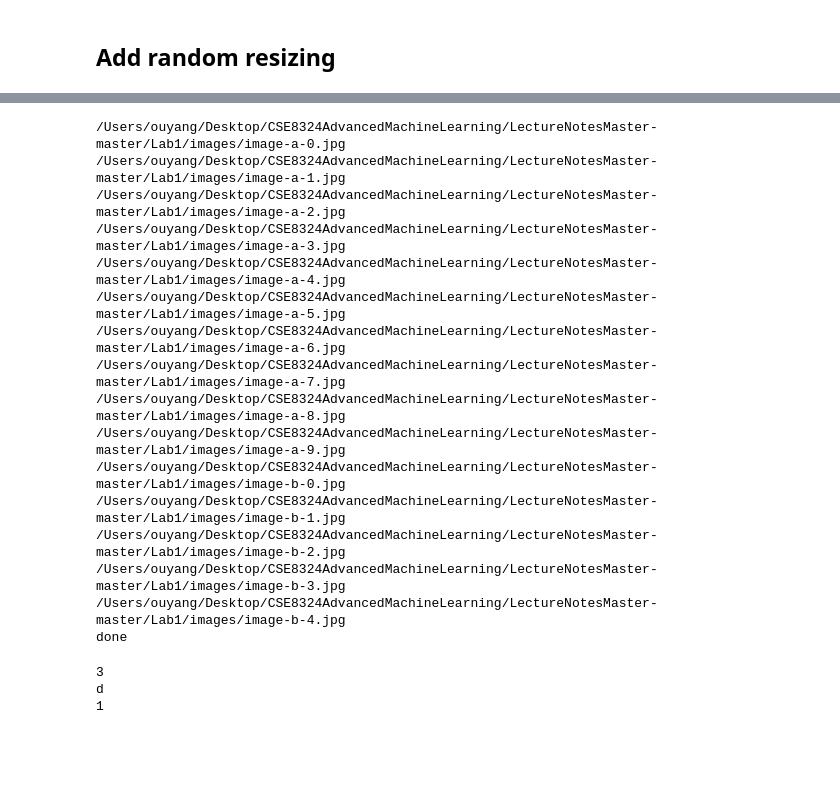
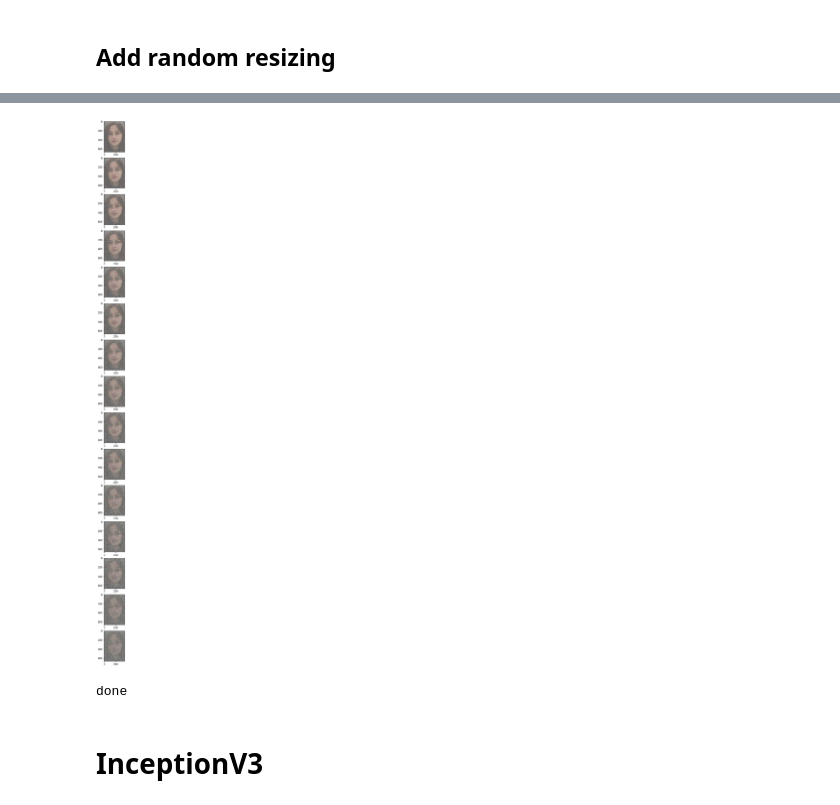
Before and after one commit to ouyangzhenxuan/MachineLearning-CNNs, a Jupyter notebook: demo2-lab1.ipynb, the cells around one changed output, grey strips where cells are left out. Cells and saved outputs as stored; diff of their text form; code cells hidden in the pictures; blank space fills up the shorter version.

Commit message:
2 models

```diff
--- a/demo2-lab1.ipynb
+++ b/demo2-lab1.ipynb
@@ -167,7 +171,7 @@ def generate_deepdream_random_resize(layer_name, iteration_number, step, resize_
     # of the nth filter of the layer considered.
     layer_output = model.get_layer(layer_name).output
     loss = K.mean(layer_output[:, :, :, :])
-
+    print(model.name)
     # Compute the gradient of the input picture wrt this loss
     grads = K.gradients(loss, model.input)[0]
 
@@ -195,14 +199,15 @@ def generate_deepdream_random_resize(layer_name, iteration_number, step, resize_
             input_img_data += grads_value * step
             iteration_img_list.append(deprocess_image(input_img_data[0]))
 
+        # ref: https://keras.io/examples/deep_dream/
         # upscale the shrunk image
         upscale_shrunk_img = resize_img(shrunk_original_image, theShape)
         # resize the original image into the same size
         same_size_original = resize_img(img_drawing, theShape)
         # calculate the lost detail
         lost_diff = same_size_original - upscale_shrunk_img
-        # add the lost detail
-        input_img_data += lost_diff
+        # add the lost detail and Gaussian noise
+        input_img_data += lost_diff + 1.0*np.random.normal(0, 0.08, input_img_data.shape)
         # reset the shrunk image to current size as input to the next resize shape
         shrunk_original_image = resize_img(img_drawing, theShape)
 
@@ -213,6 +218,6 @@ def generate_deepdream_random_resize(layer_name, iteration_number, step, resize_
     return iteration_img_list, resize_iteration_list
 # %%
 %%time
-
-img_list2, resize_img_list2 = generate_deepdream_random_resize('block5_conv3', iteration_number=15, step=0.05, resize_number=3)
+layer_name = 'block5_conv3'
+img_list2, resize_img_list2 = generate_deepdream_random_resize(layer_name, iteration_number=15, step=0.05, resize_number=3)
 # %% [output]
@@ -223,18 +233,14 @@ import glob
 import cv2
 import numpy as np
 
-image_path = '/Users/ouyang/Desktop/CSE8324AdvancedMachineLearning/LectureNotesMaster-master/Lab1/images/'
+def save_img(target_path, img_list, start_index, end_index):
+    plt.figure(figsize=(500,40))
+    for i in range(start_index, end_index):
+        filename = ''
+        index = int(np.floor(i/10))
+    #     filename += 'image-' + str(chr(index+ord('a'))) + '-' + str(i%10)
 
-start_index = 0
-end_index = 15
-
-plt.figure(figsize=(500,40))
-for i in range(start_index, end_index):
-    filename = ''
-    index = int(np.floor(i/10))
-#     filename += 'image-' + str(chr(index+ord('a'))) + '-' + str(i%10)
-
-    saved_image_filename = 'image-' + str(chr(index+ord('a'))) + '-' + str(i%10) + '.jpg'
-    cv2.imwrite(image_path+saved_image_filename, img_list2[i])
-    plt.subplot(end_index-start_index, 1, i-start_index+1)
-    plt.imshow(img_list2[i])
+        saved_image_filename = 'image-' + str(chr(index+ord('a'))) + '-' + str(i%10) + '.jpg'
+        cv2.imwrite(image_path+saved_image_filename, img_list[i])
+        plt.subplot(end_index-start_index, 1, i-start_index+1)
+        plt.imshow(img_list[i])
@@ -261,34 +265,17 @@ def generate_video_from_images():
         out.write(img_array[i])
     out.release()
     print('done')
-# %%
-generate_video_from_images()
-# %% [output]
-/Users/ouyang/Desktop/CSE8324AdvancedMachineLearning/LectureNotesMaster-master/Lab1/images/image-a-0.jpg
-/Users/ouyang/Desktop/CSE8324AdvancedMachineLearning/LectureNotesMaster-master/Lab1/images/image-a-1.jpg
-/Users/ouyang/Desktop/CSE8324AdvancedMachineLearning/LectureNotesMaster-master/Lab1/images/image-a-2.jpg
-/Users/ouyang/Desktop/CSE8324AdvancedMachineLearning/LectureNotesMaster-master/Lab1/images/image-a-3.jpg
-/Users/ouyang/Desktop/CSE8324AdvancedMachineLearning/LectureNotesMaster-master/Lab1/images/image-a-4.jpg
-/Users/ouyang/Desktop/CSE8324AdvancedMachineLearning/LectureNotesMaster-master/Lab1/images/image-a-5.jpg
-/Users/ouyang/Desktop/CSE8324AdvancedMachineLearning/LectureNotesMaster-master/Lab1/images/image-a-6.jpg
-/Users/ouyang/Desktop/CSE8324AdvancedMachineLearning/LectureNotesMaster-master/Lab1/images/image-a-7.jpg
-/Users/ouyang/Desktop/CSE8324AdvancedMachineLearning/LectureNotesMaster-master/Lab1/images/image-a-8.jpg
-/Users/ouyang/Desktop/CSE8324AdvancedMachineLearning/LectureNotesMaster-master/Lab1/images/image-a-9.jpg
-/Users/ouyang/Desktop/CSE8324AdvancedMachineLearning/LectureNotesMaster-master/Lab1/images/image-b-0.jpg
-/Users/ouyang/Desktop/CSE8324AdvancedMachineLearning/LectureNotesMaster-master/Lab1/images/image-b-1.jpg
-/Users/ouyang/Desktop/CSE8324AdvancedMachineLearning/LectureNotesMaster-master/Lab1/images/image-b-2.jpg
-/Users/ouyang/Desktop/CSE8324AdvancedMachineLearning/LectureNotesMaster-master/Lab1/images/image-b-3.jpg
-/Users/ouyang/Desktop/CSE8324AdvancedMachineLearning/LectureNotesMaster-master/Lab1/images/image-b-4.jpg
-done
-# %%
-filename = ''
-i = 31
-index = int(np.floor(i/10))
-
-print(index)
-print(chr(index+ord('a')))
-print(i%10)
-# %% [output]
-3
-d
-1
+# %%
+# save images to local
+image_path = '/Users/ouyang/Desktop/CSE8324AdvancedMachineLearning/LectureNotesMaster-master/Lab1/images/'+model.name+'/'
+save_img(target_path=image_path, img_list=img_list2, start_index=0, end_index=15)
+# %% [output]
+[figure, added]
+# %%
+# generate video from images
+video_path = '/Users/ouyang/Desktop/CSE8324AdvancedMachineLearning/LectureNotesMaster-master/Lab1/videos/'+model.name+'/'
+generate_video_from_images(image_path=image_path, target_path=video_path, layer_name=layer_name)
+# %% [output]
+done
+# %% [markdown]
+# InceptionV3
```
Also changed, not shown: parts of 14 cells of this notebook, 1 other file.
